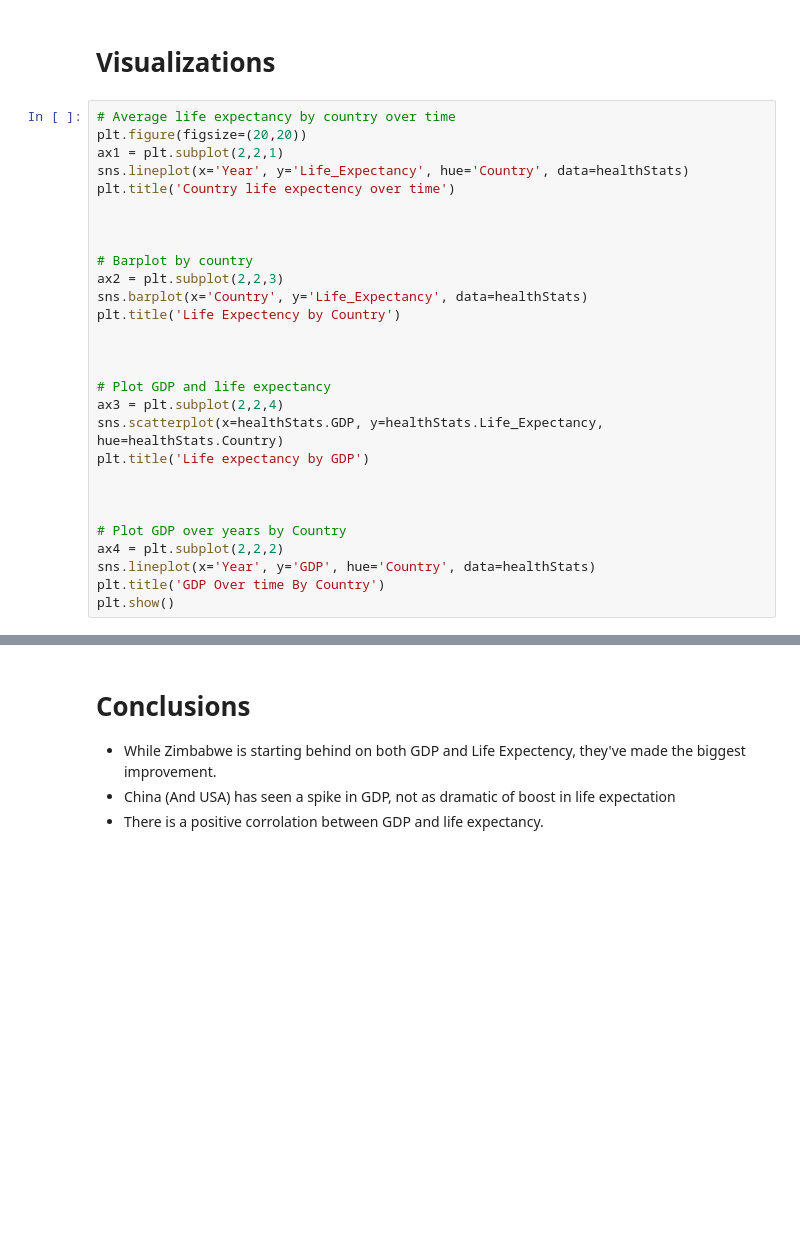
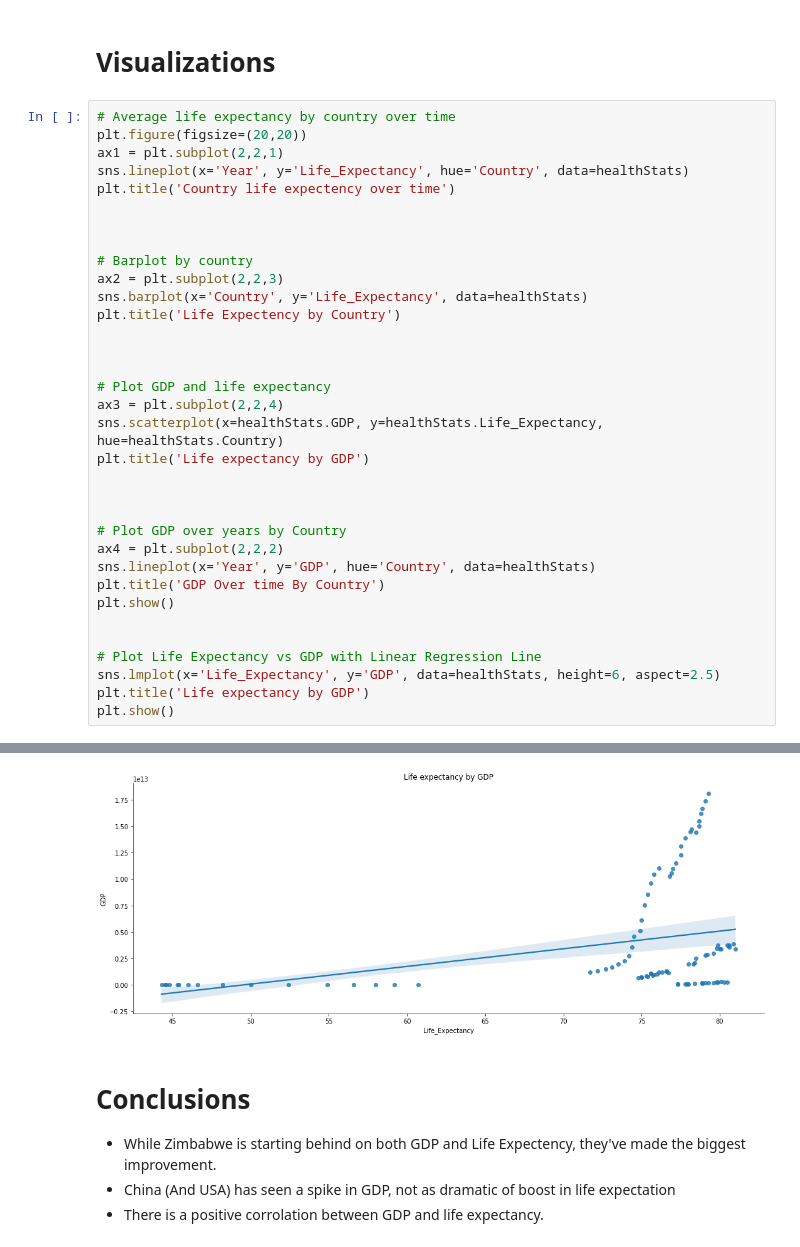
Before and after one commit to KlasshDev/CodeCademyProjects, a Jupyter notebook: Life-Expectancy-and-GDP/life_expectancy_gdp.ipynb, the cells around one changed output, grey strips where cells are left out. Drawn from its saved outputs; the diff is of its cells as text; blank space fills up the shorter version.

Commit message:
Added linear regression line

```diff
--- a/Life-Expectancy-and-GDP/life_expectancy_gdp.ipynb
+++ b/Life-Expectancy-and-GDP/life_expectancy_gdp.ipynb
@@ -102,33 +111,40 @@ Zimbabwe                        50.09375  44.3  60.7
 # %%
 # Average life expectancy by country over time
 plt.figure(figsize=(20,20))
 ax1 = plt.subplot(2,2,1)
 sns.lineplot(x='Year', y='Life_Expectancy', hue='Country', data=healthStats)
 plt.title('Country life expectency over time')
 
 
 
 # Barplot by country
 ax2 = plt.subplot(2,2,3)
 sns.barplot(x='Country', y='Life_Expectancy', data=healthStats)
 plt.title('Life Expectency by Country')
 
 
 
 # Plot GDP and life expectancy
 ax3 = plt.subplot(2,2,4)
 sns.scatterplot(x=healthStats.GDP, y=healthStats.Life_Expectancy, hue=healthStats.Country)
 plt.title('Life expectancy by GDP')
 
 
 
 # Plot GDP over years by Country
 ax4 = plt.subplot(2,2,2)
 sns.lineplot(x='Year', y='GDP', hue='Country', data=healthStats)
 plt.title('GDP Over time By Country')
 plt.show()
+
+
+# Plot Life Expectancy vs GDP with Linear Regression Line
+sns.lmplot(x='Life_Expectancy', y='GDP', data=healthStats, height=6, aspect=2.5)
+plt.title('Life expectancy by GDP')
+plt.show()
 # %% [output]
 [figure]
+[figure, added]
 # %% [markdown]
 # Conclusions
 - While Zimbabwe is starting behind on both GDP and Life Expectency, they've made the biggest improvement.
```
Also changed, not shown: parts of 3 cells of this notebook, 1 other file.
